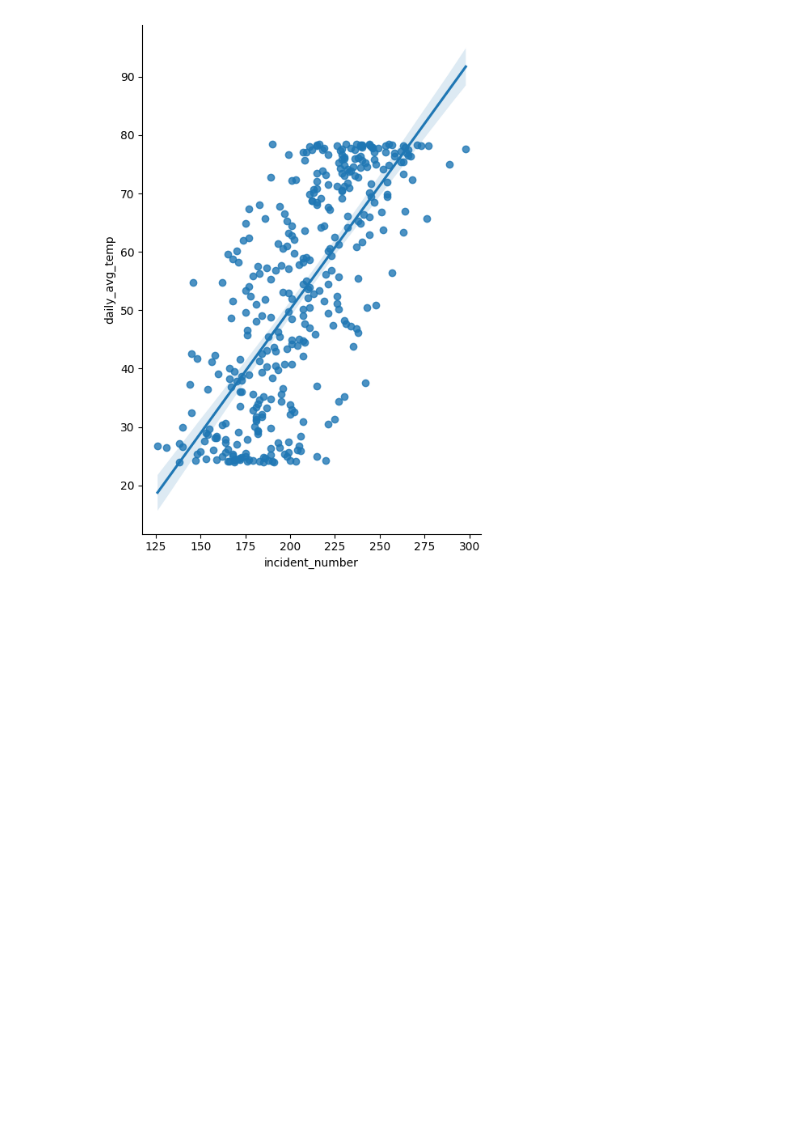
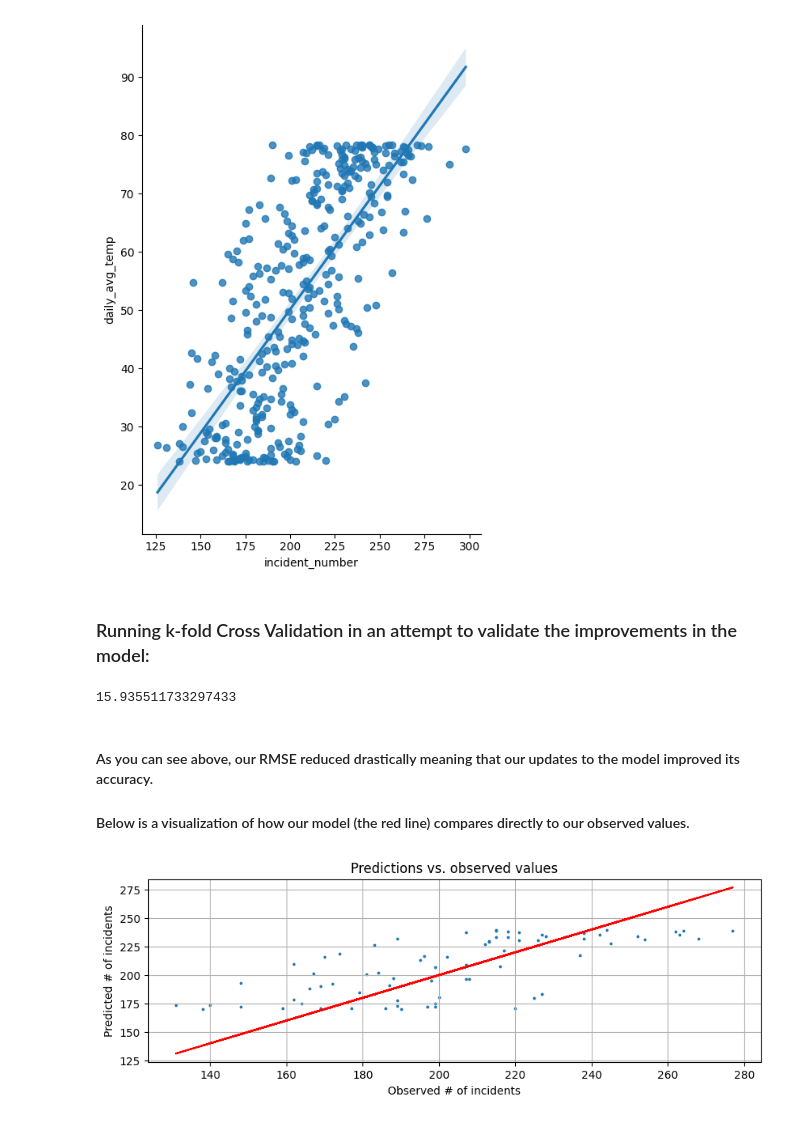
Before and after one commit to kevinqrnold/DSC410-Predictive-Analytics, a Jupyter notebook: Kevin Arnold - Milestone 4.ipynb, the cells around one changed output. Cells and saved outputs as stored; diff of their text form; code cells hidden in the pictures; blank space fills up the shorter version.

Commit message:
Added k-fold Cross Validation and visualizations

```diff
--- a/Kevin Arnold - Milestone 4.ipynb
+++ b/Kevin Arnold - Milestone 4.ipynb
@@ -559,3 +565,32 @@ sns.pairplot(crime_NE_plus_temp, x_vars=['incident_number'], y_vars=['daily_avg_
 # %% [output]
 <seaborn.axisgrid.PairGrid at 0x...>
 [figure]
+# %% [markdown]
+### Running k-fold Cross Validation in an attempt to validate the improvements in the model:
+# %%
+from sklearn.model_selection import KFold
+from sklearn.model_selection import cross_val_score
+
+cv = KFold(n_splits=10, random_state=1, shuffle=True)
+
+scores = cross_val_score(ml_reg, X, y, scoring='neg_mean_absolute_error', cv=cv, n_jobs=-1)
+
+np.sqrt(np.mean(np.absolute(scores)))
+# %% [output]
+15.935511733297433
+# %% [markdown]
+#### As you can see above, our RMSE reduced drastically meaning that our updates to the model improved its accuracy.
+
+#### Below is a visualization of how our model (the red line) compares directly to our observed values.
+# %%
+eval_df = pd.DataFrame({"y_true": y_test, "y_pred": y_pred, "residuals": y_test - y_pred})
+
+fig, ax = plt.subplots(figsize=(10, 3))
+ax.scatter(eval_df["y_true"], eval_df["y_pred"], s=3)
+ax.plot(eval_df["y_true"], eval_df["y_true"], color='red')
+ax.set_title('Predictions vs. observed values')
+ax.set_xlabel('Observed # of incidents')
+ax.set_ylabel('Predicted # of incidents')
+ax.grid();
+# %% [output]
+[figure, added]
```
Also changed, not shown: parts of 8 cells of this notebook.
